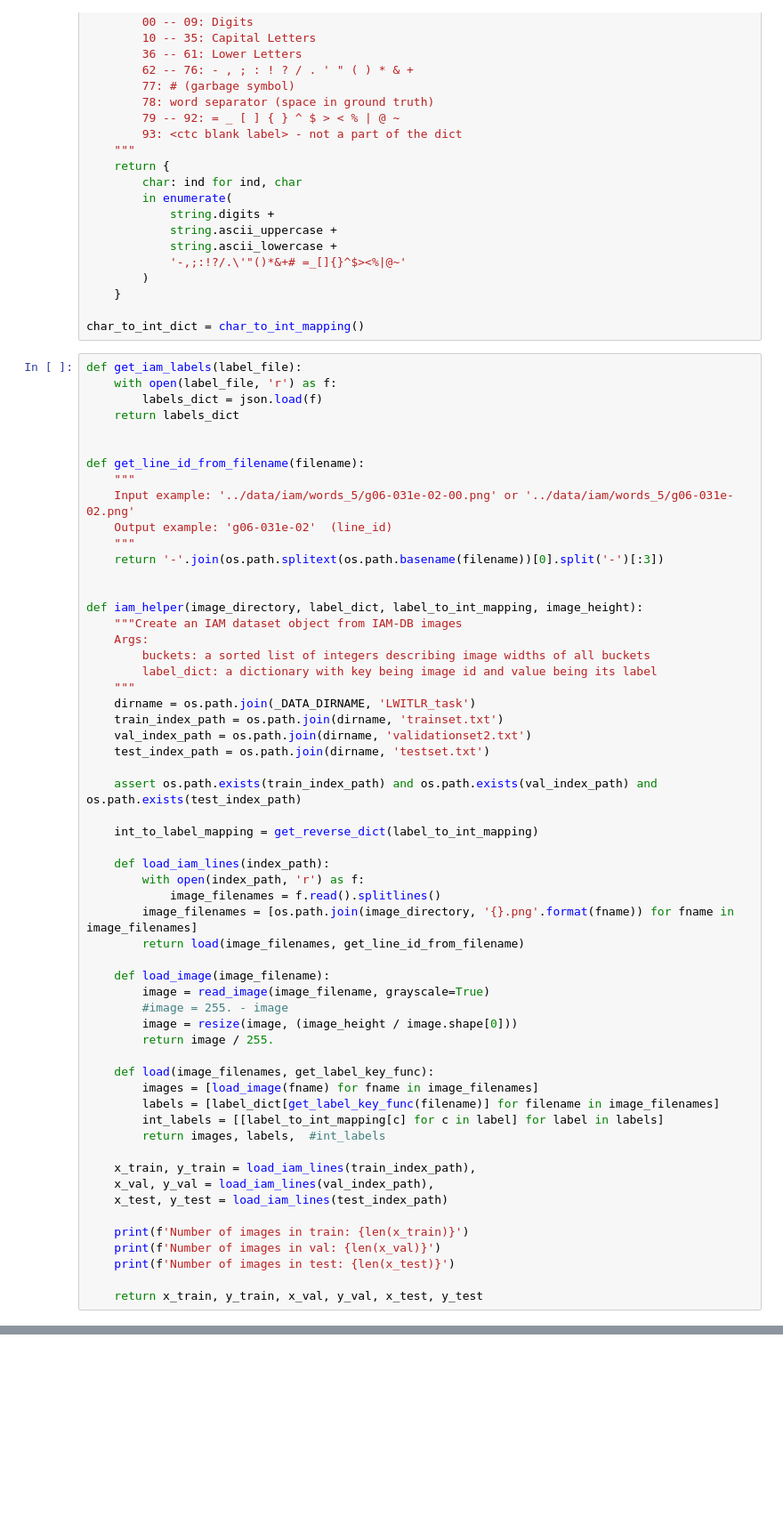
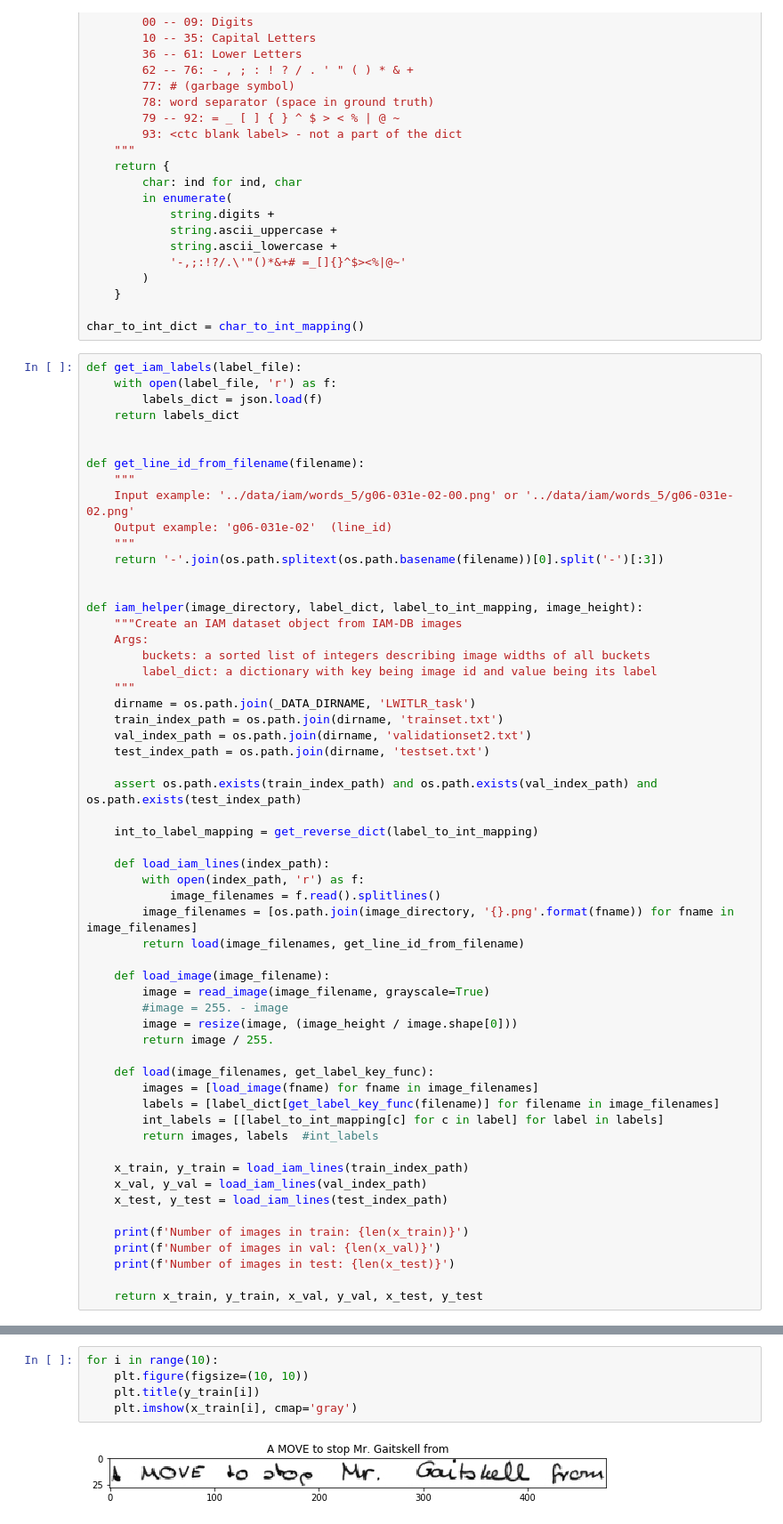
Before and after one commit to the-full-stack/fsdl-text-recognizer, a Jupyter notebook: text_recognizer/iam_dataset.ipynb, the cells around one changed output, grey strips where cells are left out. Shown at 89% size. Cells and saved outputs as stored; diff of their text form; blank space fills up the shorter version.

```diff
--- a/text_recognizer/iam_dataset.ipynb
+++ b/text_recognizer/iam_dataset.ipynb
@@ -126,10 +127,10 @@ def iam_helper(image_directory, label_dict, label_to_int_mapping, image_height):
         images = [load_image(fname) for fname in image_filenames]
         labels = [label_dict[get_label_key_func(filename)] for filename in image_filenames]
         int_labels = [[label_to_int_mapping[c] for c in label] for label in labels]
-        return images, labels,  #int_labels
+        return images, labels  #int_labels
 
-    x_train, y_train = load_iam_lines(train_index_path),
-    x_val, y_val = load_iam_lines(val_index_path),
+    x_train, y_train = load_iam_lines(train_index_path)
+    x_val, y_val = load_iam_lines(val_index_path)
     x_test, y_test = load_iam_lines(test_index_path)
 
     print(f'Number of images in train: {len(x_train)}')
@@ -154,0 +158,7 @@ ValueError: not enough values to unpack (expected 2, got 1)
+# %%
+for i in range(10):
+    plt.figure(figsize=(10, 10))
+    plt.title(y_train[i])
+    plt.imshow(x_train[i], cmap='gray')
+# %% [output]
+[figure, added]
```
Also changed, not shown: parts of 5 cells of this notebook.
